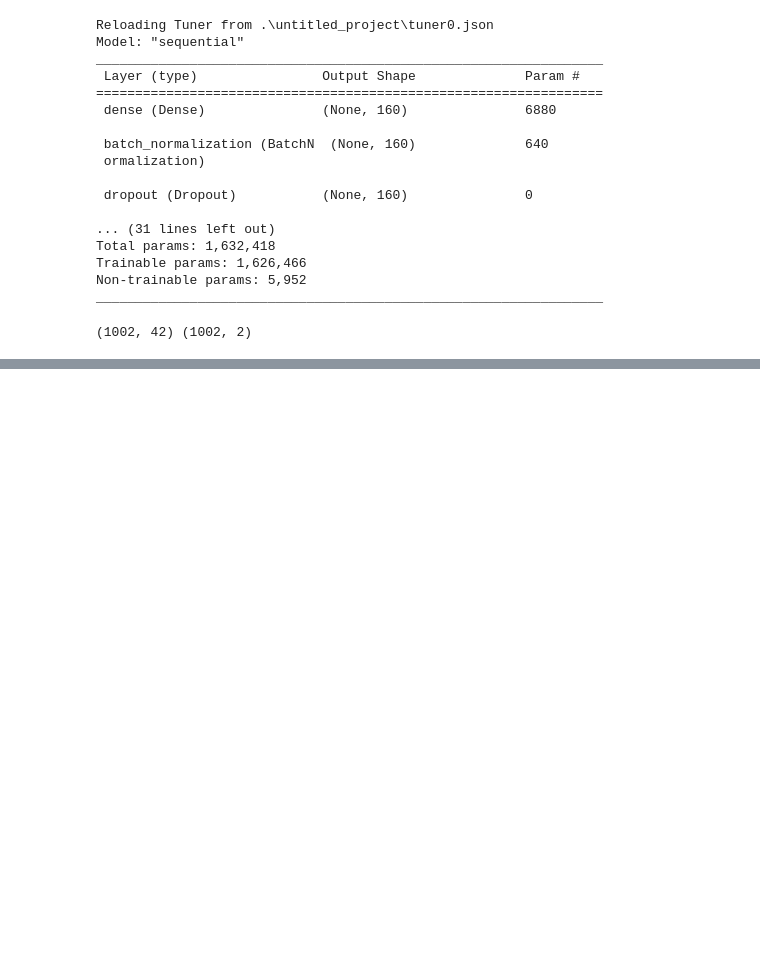
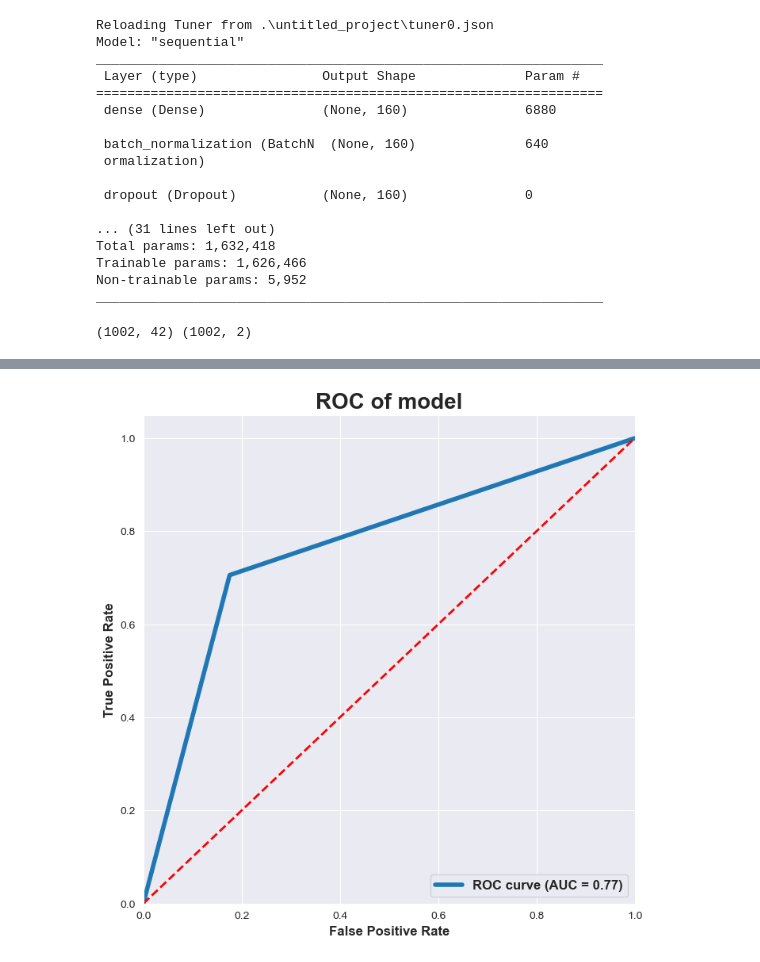
Before and after one commit to dinhtanloc/ads_prj_nckh, a Jupyter notebook: prj/5.deep_learning_model/ensemble/result_fusion_stacking.ipynb, the cells around one changed output, grey strips where cells are left out. Cells and saved outputs as stored; diff of their text form; code cells hidden in the pictures; blank space fills up the shorter version.

```diff
--- a/prj/5.deep_learning_model/ensemble/result_fusion_stacking.ipynb
+++ b/prj/5.deep_learning_model/ensemble/result_fusion_stacking.ipynb
@@ -625,0 +656,27 @@ plt.savefig('train.png')
+# %%
+import matplotlib.pyplot as plt
+from sklearn.metrics import roc_curve, auc
+
+def plot_roc_curve(y_test, predictions,ax,name='model'):
+    # Tính toán FPR và TPR từ decision function
+    fpr, tpr, _ = roc_curve(y_test, predictions)
+
+    # Tính diện tích dưới đường cong ROC (AUC)
+    roc_auc = auc(fpr, tpr)
+
+    # Vẽ đường cong ROC
+    ax.plot(fpr, tpr, lw=4, label='ROC curve (AUC = %0.2f)' % roc_auc)
+    ax.plot([0, 1], [0, 1], color='red', lw=2, linestyle='--')
+    ax.set_xlim([0.0, 1.0])
+    ax.set_ylim([0.0, 1.05])
+    ax.set_xlabel('False Positive Rate', fontsize=12, weight='bold')  # Đặt kích thước và độ dày cho nhãn trục x
+    ax.set_ylabel('True Positive Rate', fontsize=12, weight='bold')   # Đặt kích thước và độ dày cho nhãn trục y
+    ax.set_title(f'ROC of {name}',fontsize=20, weight='bold')  # Đặt kích thước và độ dày cho tiêu đề
+    ax.legend(loc="lower right", prop={'size': 12, 'weight': 'bold'})  # Đặt kích thước và độ dày cho chú thích
+
+fig, axes = plt.subplots(1, 1, figsize=(8, 8))
+
+plot_roc_curve(y_list[data_order],predictions,axes)
+# predictions
+# %% [output]
+[figure, added]
```
Also changed, not shown: parts of 14 cells of this notebook, 5 other files.
